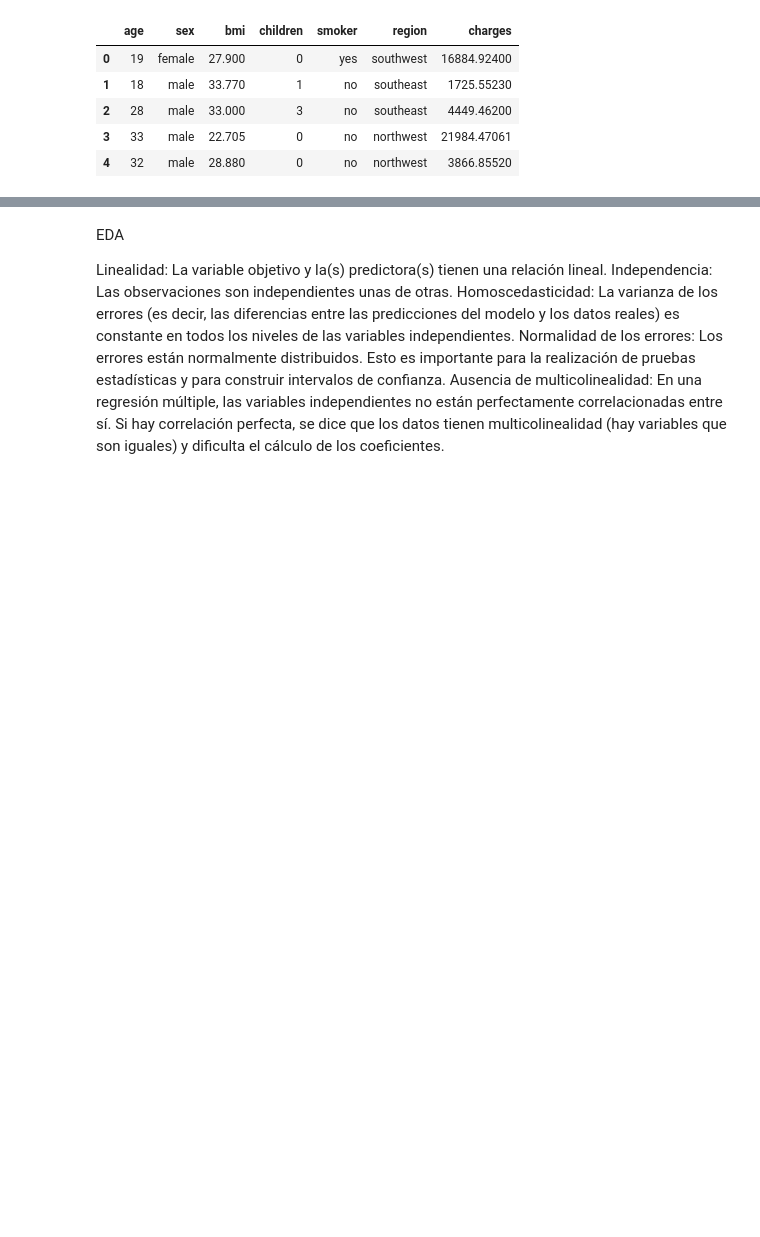
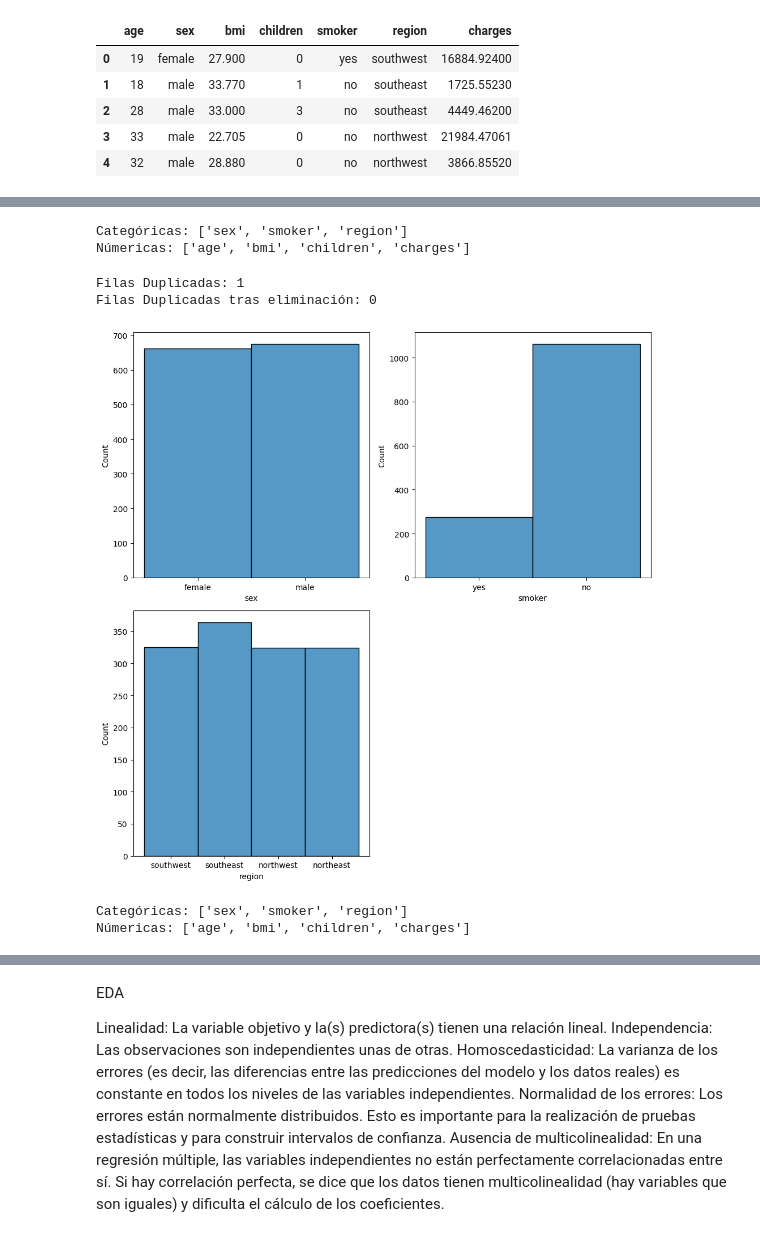
Before and after one commit to LuisCamachoRivero/regresion_lineal, a Jupyter notebook: src/explore.ipynb, the cells around one changed output, grey strips where cells are left out. Cells and saved outputs as stored; diff of their text form; code cells hidden in the pictures; blank space fills up the shorter version.

```diff
--- a/src/explore.ipynb
+++ b/src/explore.ipynb
@@ -17,0 +41,53 @@ df.head()
+# %%
+def separar_columnas(df):
+    # Listas vacías para almacenar los nombres de las columnas categóricas y numéricas
+    categoricas = []
+    numericas = []
+
+    # Iterar por las columnas del DataFrame
+    for col in df.columns:
+        if pd.api.types.is_numeric_dtype(df[col]):
+            numericas.append(col)
+        else:
+            categoricas.append(col)
+
+    return print(f'Categóricas: {categoricas}\nNúmericas: {numericas}')
+
+separar_columnas(df)
+# %% [output]
+Categóricas: ['sex', 'smoker', 'region']
+Númericas: ['age', 'bmi', 'children', 'charges']
+# %%
+# Verificación de filas duplicadas
+
+print(f'Filas Duplicadas: {df.duplicated().sum()}')
+
+# Eliminación de filas duplicadas
+
+df = df.drop_duplicates()
+print(f'Filas Duplicadas tras eliminación: {df.duplicated().sum()}')
+# %% [output]
+Filas Duplicadas: 1
+Filas Duplicadas tras eliminación: 0
+# %%
+# Análisis Univariante
+    #Categorico
+
+fig, axis = plt.subplots(2,2,figsize=(10,10))
+
+#histogramas
+sns.histplot(ax= axis[0,0],data=df,x='sex')
+sns.histplot(ax= axis[0,1],data=df,x='smoker')
+sns.histplot(ax= axis[1,0],data=df,x='region')
+
+
+fig.delaxes(axis[1,1])
+plt.tight_layout()
+plt.show()
+# %% [output]
+[figure, added]
+# %%
+separar_columnas(df)
+# %% [output]
+Categóricas: ['sex', 'smoker', 'region']
+Númericas: ['age', 'bmi', 'children', 'charges']
```
Also changed, not shown: parts of 8 cells of this notebook, 1 other file.
